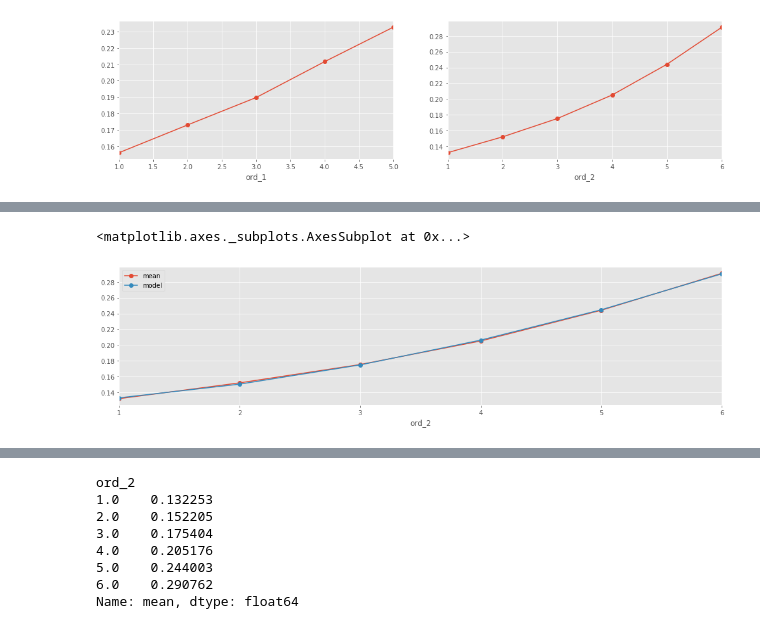
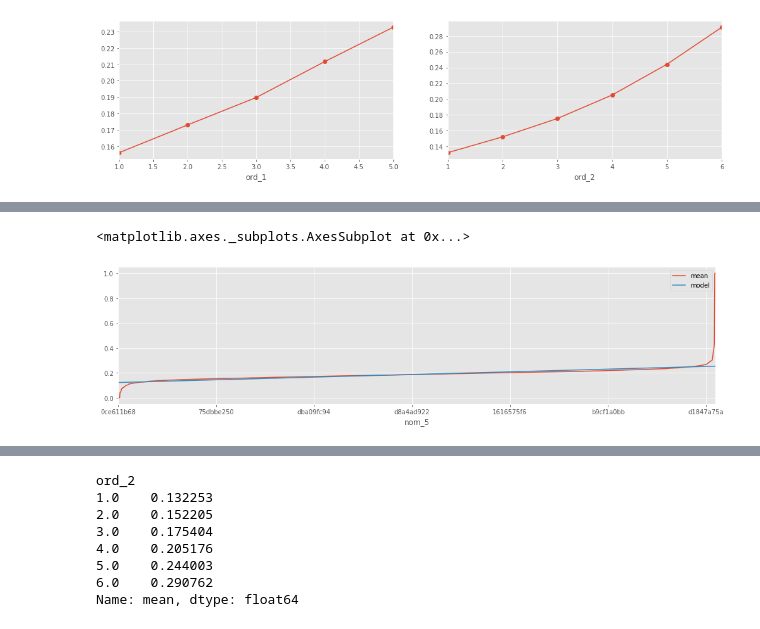
Before and after one commit to viktorsapozhok/cafeen, a Jupyter notebook: notebooks/1_eda.ipynb, the cells around one changed output, grey strips where cells are left out. Saved outputs shown, nothing was run; the diff lists cells and outputs as text; code cells hidden in the pictures.

```diff
--- a/notebooks/1_eda.ipynb
+++ b/notebooks/1_eda.ipynb
@@ -225,3 +225,7 @@ train.groupby('ord_2')['target'].mean().plot(ax=ax[1], marker='o')
 [figure]
 # %%
 import statsmodels.api as sm
+# %%
+encoding = train.groupby('nom_5')['target'].agg(['mean', 'count'])
+encoding = encoding.sort_values(by='mean')
+encoding
@@ -228,16 +247,14 @@ import statsmodels.api as sm
 # %%
-encoding = train.groupby('ord_2')['target'].agg(['mean', 'count'])
 y = encoding['mean']
 X = pd.DataFrame()
-X['id'] = encoding.index
-X['id_2'] = encoding.index ** 2
+X['id'] = range(len(encoding))
 X = sm.add_constant(X)
 model = sm.OLS(y, X.values).fit()
 encoding['model'] = model.predict(X.values)
 
 fig, ax = plt.subplots(1, 1, figsize=(17,4))
 
-encoding[['mean', 'model']].plot(ax=ax, marker='o')
+encoding[['mean', 'model']].plot(ax=ax)
 # %% [output]
 <matplotlib.axes._subplots.AxesSubplot at 0x...>
-[figure, old version]
+[figure, new version]
```
Also changed, not shown: parts of 3 cells of this notebook, 3 other files.
